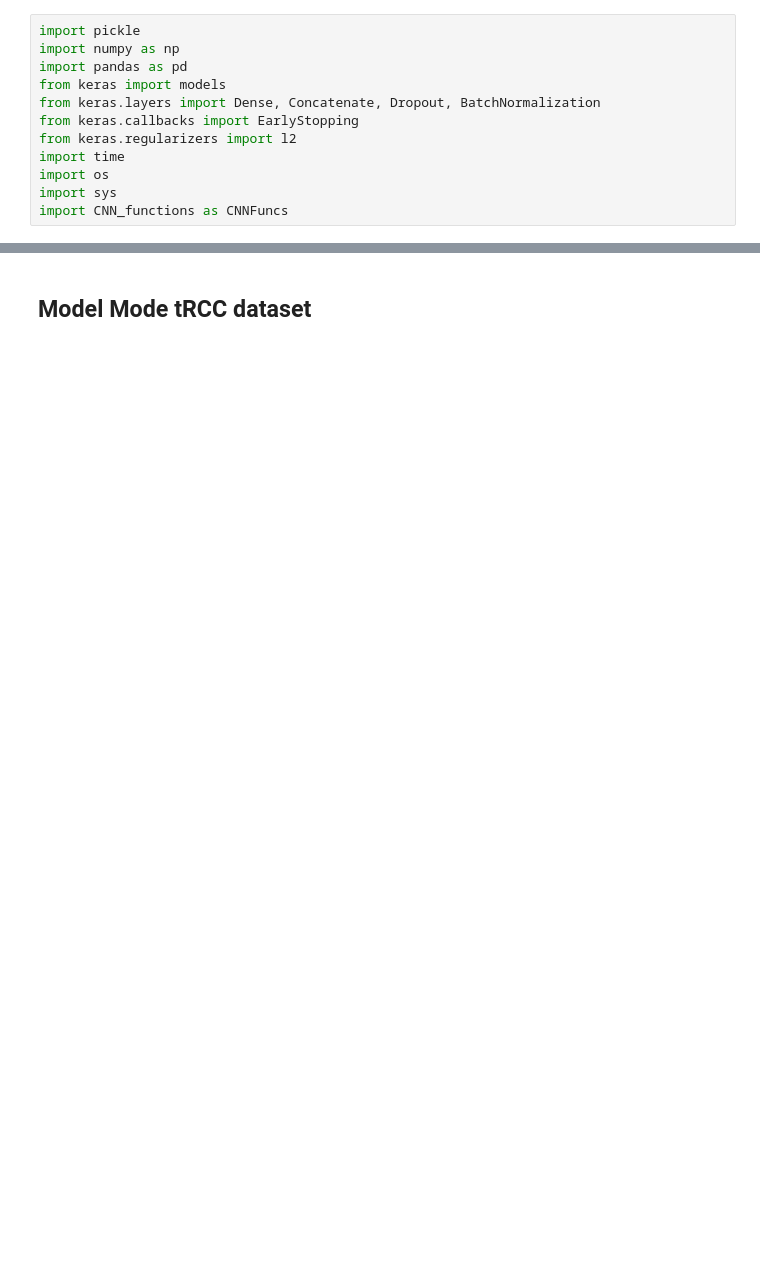
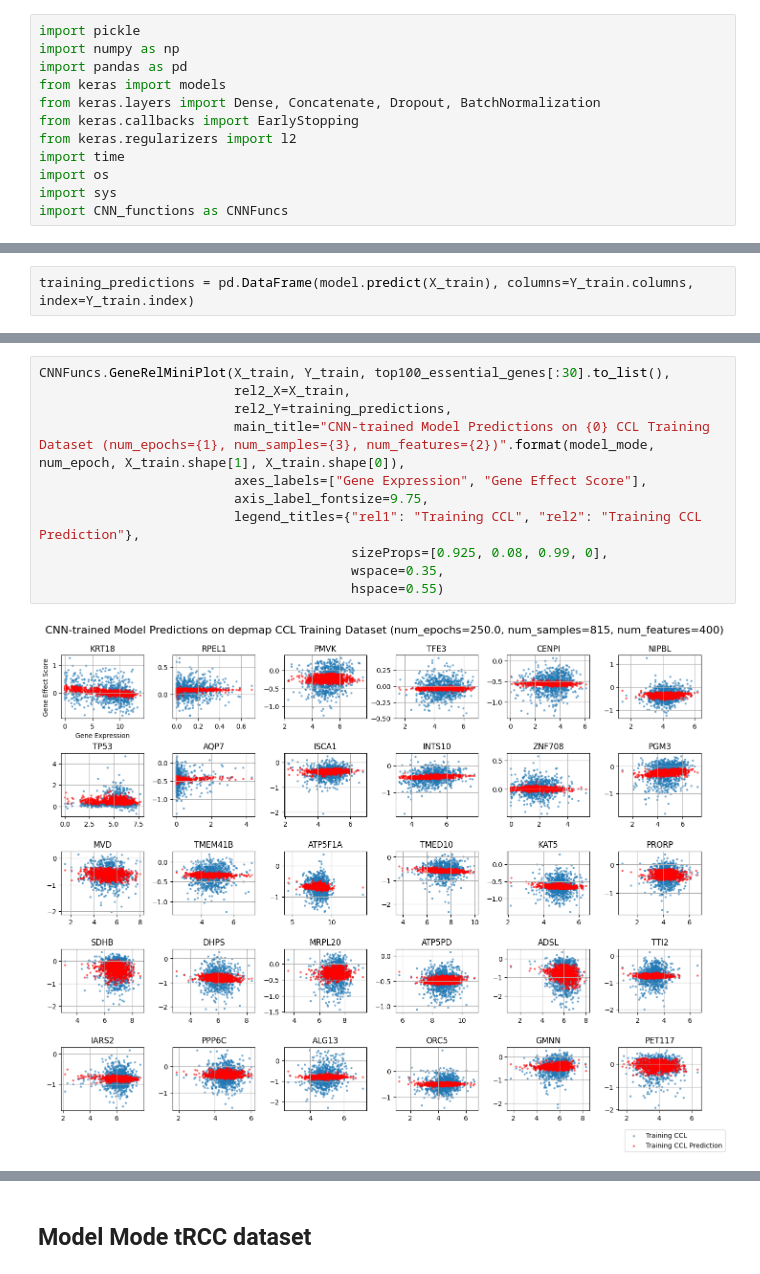
Before and after one commit to harshel-bahl/predicting-cancer-gene-dependencies, a Jupyter notebook: models/CNN/predict_model.ipynb, the cells around one changed output, grey strips where cells are left out. Cells and saved outputs as stored; diff of their text form; blank space fills up the shorter version.

```diff
--- a/models/CNN/predict_model.ipynb
+++ b/models/CNN/predict_model.ipynb
@@ -71,0 +80,2 @@ Check columns across DepMap and tRCC dataframes:  {'all_match': True, 'column_di
+# %%
+training_predictions = pd.DataFrame(model.predict(X_train), columns=Y_train.columns, index=Y_train.index)
@@ -72 +84,14 @@ Check columns across DepMap and tRCC dataframes:  {'all_match': True, 'column_di
+# %%
+CNNFuncs.GeneRelMiniPlot(X_train, Y_train, top100_essential_genes[:30].to_list(),
+                         rel2_X=X_train,
+                         rel2_Y=training_predictions,
+                         main_title="CNN-trained Model Predictions on {0} CCL Training Dataset (num_epochs={1}, num_samples={3}, num_features={2})".format(model_mode, num_epoch, X_train.shape[1], X_train.shape[0]),
+                         axes_labels=["Gene Expression", "Gene Effect Score"],
+                         axis_label_fontsize=9.75,
+                         legend_titles={"rel1": "Training CCL", "rel2": "Training CCL Prediction"},
+                                        sizeProps=[0.925, 0.08, 0.99, 0],
+                                        wspace=0.35,
+                                        hspace=0.55)
+# %% [output]
+[figure, added]
 # %%
```
Also changed, not shown: parts of 20 cells of this notebook, 4 other files.
